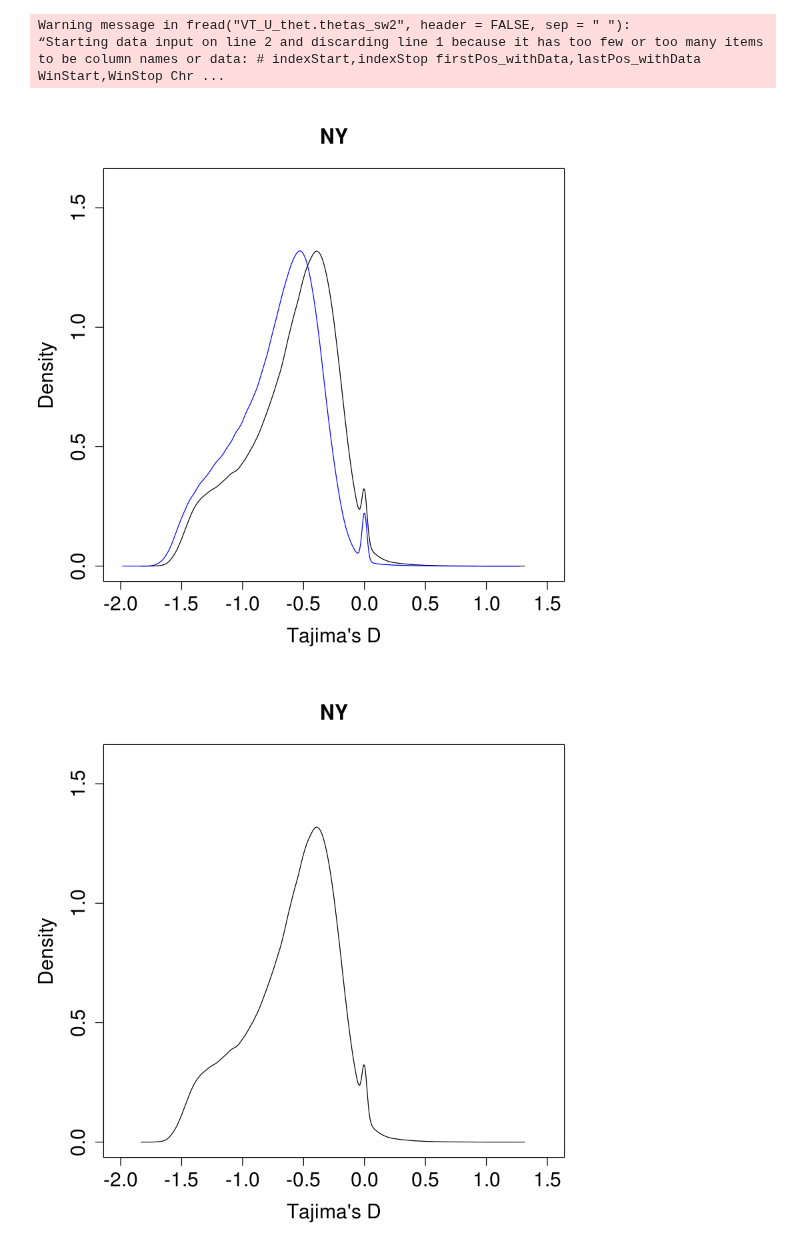
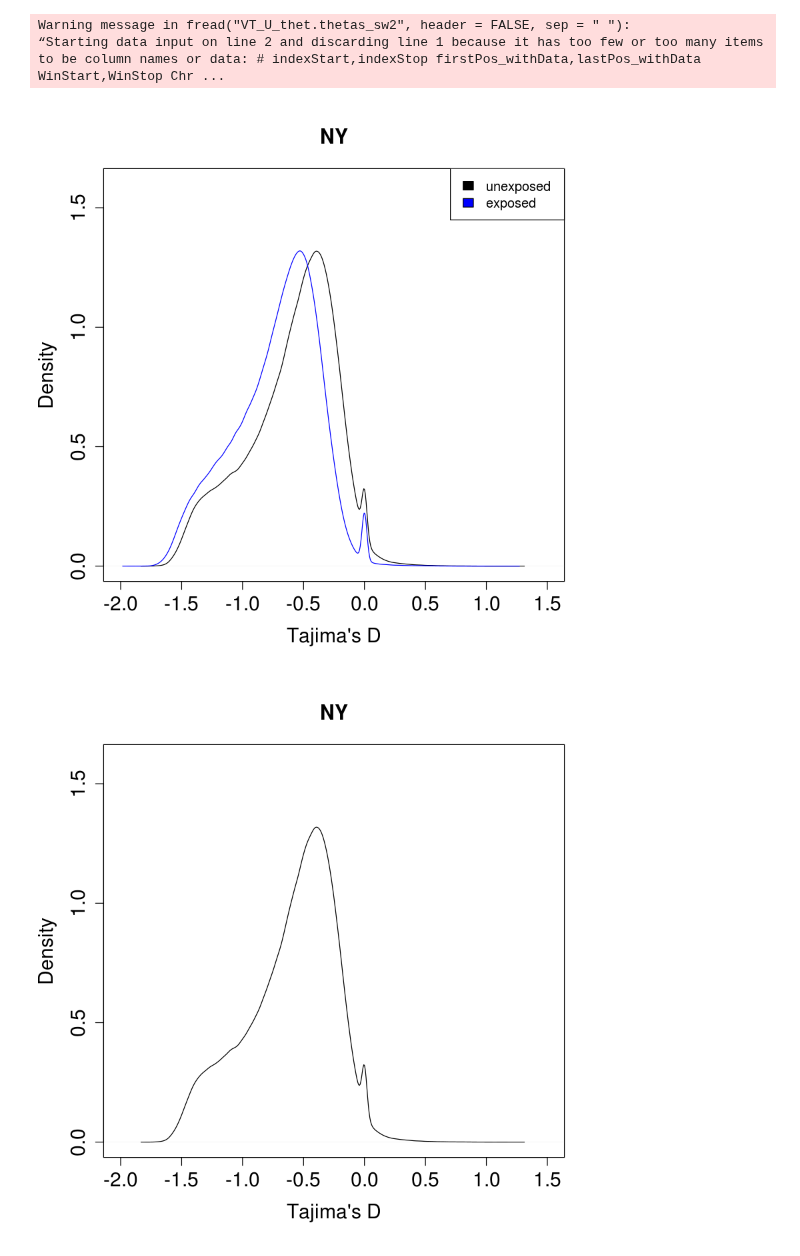
Before and after one commit to sagw/WNS_WGS, a Jupyter notebook: Angsd_all_thetas_graphs.ipynb, the cells around one changed output. Cells and saved outputs as stored; diff of their text form; code cells hidden in the pictures.

```diff
--- a/Angsd_all_thetas_graphs.ipynb
+++ b/Angsd_all_thetas_graphs.ipynb
@@ -62,8 +62,9 @@ colnames(VTU)=c("indexstartstop", "firstPos_withData", "WindowStartStop", "Scaff
 # %%
 plot(density(NYU$D), main="NY", cex.main=1.5, xlab="Tajima's D", cex.lab=1.5, cex.axis=1.5, xlim = c(-2,1.5), ylim=c(0,1.6))
 lines(density(NYE$D), col="blue")
+legend("topright", c("unexposed", "exposed"), fill=c("black", "blue"))
 # %% [output]
-[figure, old version]
+[figure, new version]
 # %%
 plot(density(NYU$D), main="NY", cex.main=1.5, xlim = c(-2,1.5), ylim=c(0,1.6), xlab="Tajima's D", cex.lab=1.5, cex.axis=1.5)
 # %% [output]
```
Also changed, not shown: parts of 4 cells of this notebook, 2 other files.
